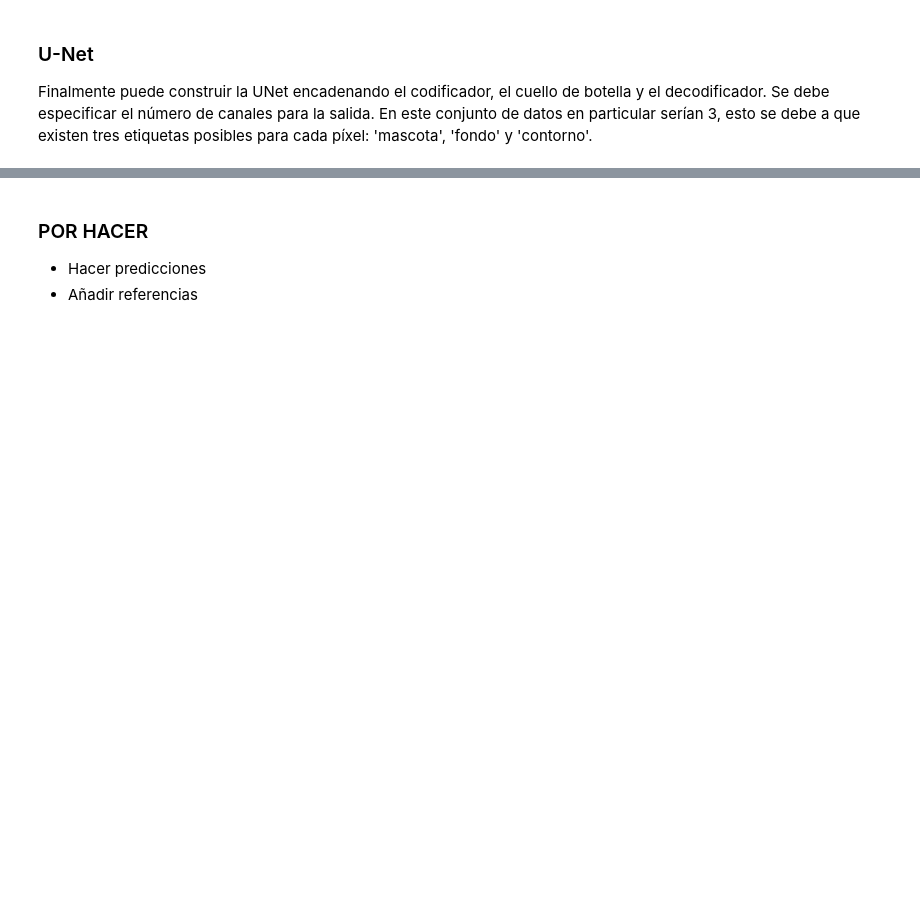
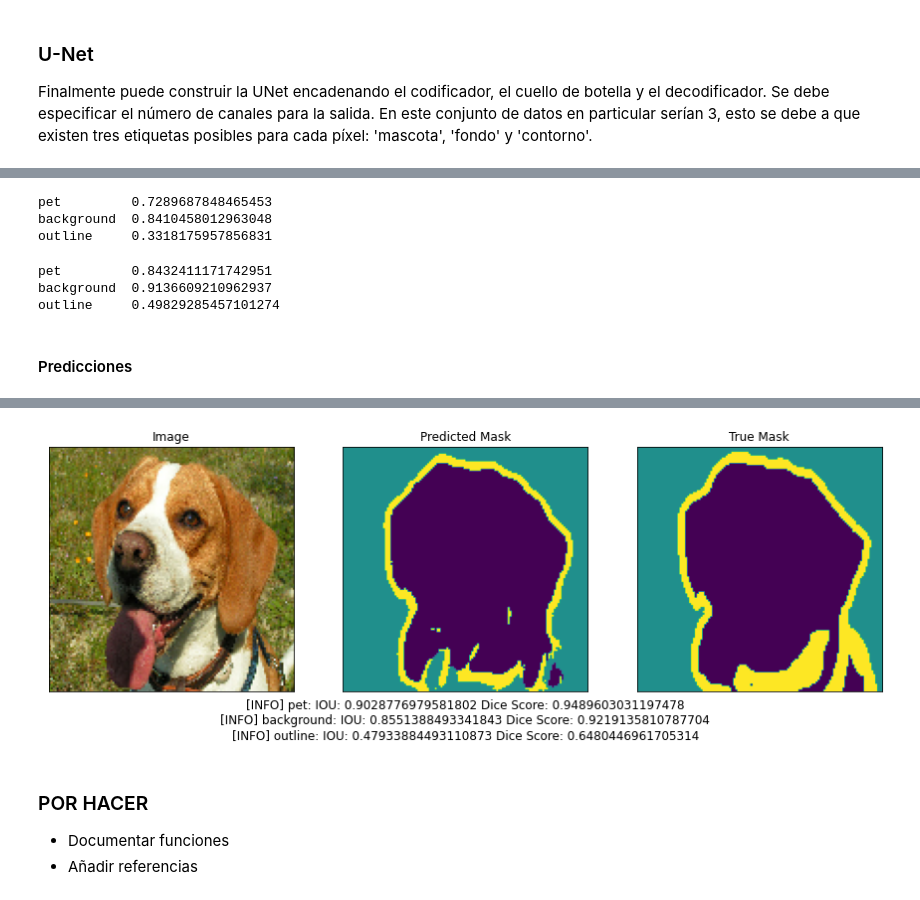
Before and after one commit to FernandoBRdgz/inteligencia_artificial, a Jupyter notebook: segmentación_semántica/segmentación_de_imágenes_con_unet.ipynb, the cells around one changed output, grey strips where cells are left out. Saved outputs shown, nothing was run; the diff lists cells and outputs as text; code cells hidden in the pictures; blank space fills up the shorter version.

```diff
--- a/segmentación_semántica/segmentación_de_imágenes_con_unet.ipynb
+++ b/segmentación_semántica/segmentación_de_imágenes_con_unet.ipynb
@@ -108,9 +108,9 @@ class_names = ['pet', 'background', 'outline']
 def display_with_metrics(display_list, iou_list, dice_score_list):
     # Muestra una lista de imágenes/máscaras y superpone una lista de puntajes de IOU y Dice Score
     metrics_by_id = [(idx, iou, dice_score) for idx, (iou, dice_score) in enumerate(zip(iou_list, dice_score_list)) if iou > 0.0]
-    metrics_by_id.sort(key=lambda tup: tup[1], reverse=True)  # sorts in place
-    display_string_list = ["{}: IOU: {} Dice Score: {}".format(class_names[idx], iou, dice_score) for idx, iou, dice_score in metrics_by_id]
-    display_string = "\n\n".join(display_string_list)
+    metrics_by_id.sort(key=lambda tup: tup[1], reverse=True)
+    display_string_list = ["[INFO] {}: IOU: {} Dice Score: {}".format(class_names[idx], iou, dice_score) for idx, iou, dice_score in metrics_by_id]
+    display_string = "\n".join(display_string_list)
     display(display_list, ["Image", "Predicted Mask", "True Mask"], display_string=display_string)
 
 
@@ -265,0 +294,27 @@ plot_metrics("loss", title="Entrenamiento vs Validación", ylim=1)
+# %%
+def class_wise_metrics(y_true, y_pred):
+    class_wise_iou = []
+    class_wise_dice_score = []
+
+    smoothening_factor = 0.00001
+    for i in range(3):
+        intersection = np.sum((y_pred == i) * (y_true == i))
+        y_true_area = np.sum((y_true == i))
+        y_pred_area = np.sum((y_pred == i))
+        combined_area = y_true_area + y_pred_area
+
+        iou = (intersection + smoothening_factor) / (combined_area - intersection + smoothening_factor)
+        class_wise_iou.append(iou)
+
+        dice_score =  2 * ((intersection + smoothening_factor) / (combined_area + smoothening_factor))
+        class_wise_dice_score.append(dice_score)
+
+    return class_wise_iou, class_wise_dice_score
+# %%
+# Recupera las etiquetas reales del conjunto de prueba
+y_true_images, y_true_segments = get_test_image_and_annotation_arrays()
+
+# Predice el conjunto de prueba para obtener las máscaras predichas
+results = model.predict(test_dataset, steps=info.splits['test'].num_examples//batch_size)
+results = np.argmax(results, axis=3)
+results = results[..., tf.newaxis]
@@ -265,0 +326,33 @@ plot_metrics("loss", title="Entrenamiento vs Validación", ylim=1)
+# %%
+# Muestra el IOU para cada clase
+for idx, iou in enumerate(cls_wise_iou):
+    spaces = ' ' * (10-len(class_names[idx]) + 2)
+    print("{}{}{} ".format(class_names[idx], spaces, iou))
+# %% [output]
+pet         0.7289687848465453
+background  0.8410458012963048
+outline     0.3318175957856831
+# %%
+# Muestra el Dice Score para cada clase
+for idx, dice_score in enumerate(cls_wise_dice_score):
+    spaces = ' ' * (10-len(class_names[idx]) + 2)
+    print("{}{}{} ".format(class_names[idx], spaces, dice_score))
+# %% [output]
+pet         0.8432411171742951
+background  0.9136609210962937
+outline     0.49829285457101274
+# %% [markdown]
+#### Predicciones
+# %%
+integer_slider = 42
+
+# Obtener la máscara predicha
+y_pred_mask = make_predictions(y_true_images[integer_slider], y_true_segments[integer_slider])
+
+# Cálculo de métricas
+iou, dice_score = class_wise_metrics(y_true_segments[integer_slider], y_pred_mask)
+
+print(list(zip(iou, dice_score)))
+# Visualizar métricas e imágenes
+display_with_metrics([y_true_images[integer_slider], y_pred_mask, y_true_segments[integer_slider]], iou, dice_score)
+# %% [output]
@@ -266,5 +361,6 @@ plot_metrics("loss", title="Entrenamiento vs Validación", ylim=1)
+[figure, added]
 # %% [markdown]
 ### POR HACER
 
-* Hacer predicciones
+* Documentar funciones
 * Añadir referencias
```
Also changed, not shown: parts of 12 cells of this notebook.
